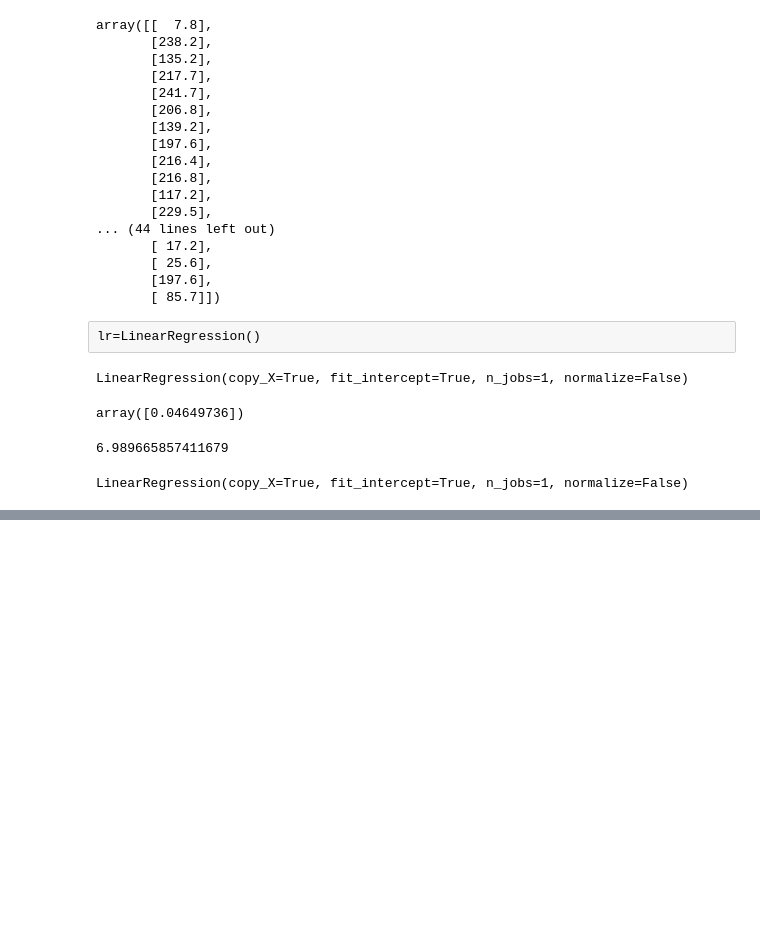
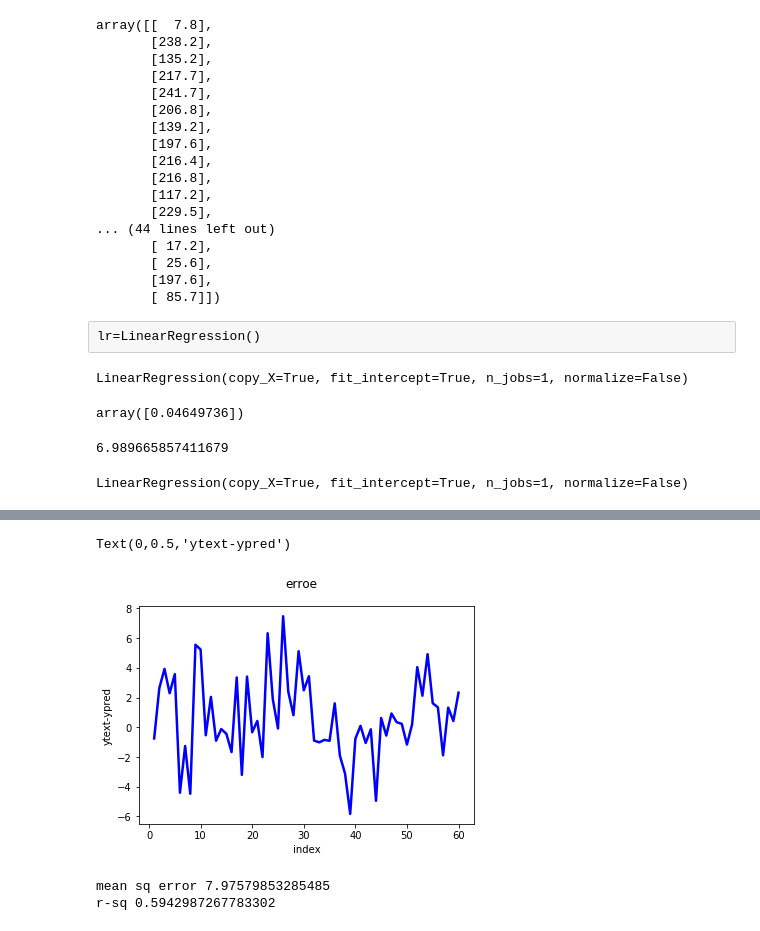
Before and after one commit to prasannarajezzzy/Linear_Regression_using-sklearn, a Jupyter notebook: Linear_Regression.ipynb, the cells around one changed output, grey strips where cells are left out. Drawn from its saved outputs; the diff is of its cells as text; code cells hidden in the pictures; blank space fills up the shorter version.

```diff
--- a/Linear_Regression.ipynb
+++ b/Linear_Regression.ipynb
@@ -143,0 +176,11 @@ LinearRegression(copy_X=True, fit_intercept=True, n_jobs=1, normalize=False)
+# %%
+#error
+c=[i for i in range(1,61,1)]
+fig= plt.figure()
+fig.suptitle("erroe")
+plt.plot(c,y_test-y_pred,color="blue",linewidth=2.5,linestyle='-')
+plt.xlabel("index")
+plt.ylabel('ytext-ypred')
+# %% [output]
+Text(0,0.5,'ytext-ypred')
+[figure, added]
@@ -143,0 +191,6 @@ LinearRegression(copy_X=True, fit_intercept=True, n_jobs=1, normalize=False)
+# %%
+print("mean sq error",mse)# 7%doesnt match with any
+print("r-sq",r_sq)60%accurate gives good result more than 60or 75 gives good result
+# %% [output]
+mean sq error 7.97579853285485
+r-sq 0.5942987267783302
```
Also changed, not shown: parts of 8 cells of this notebook.
